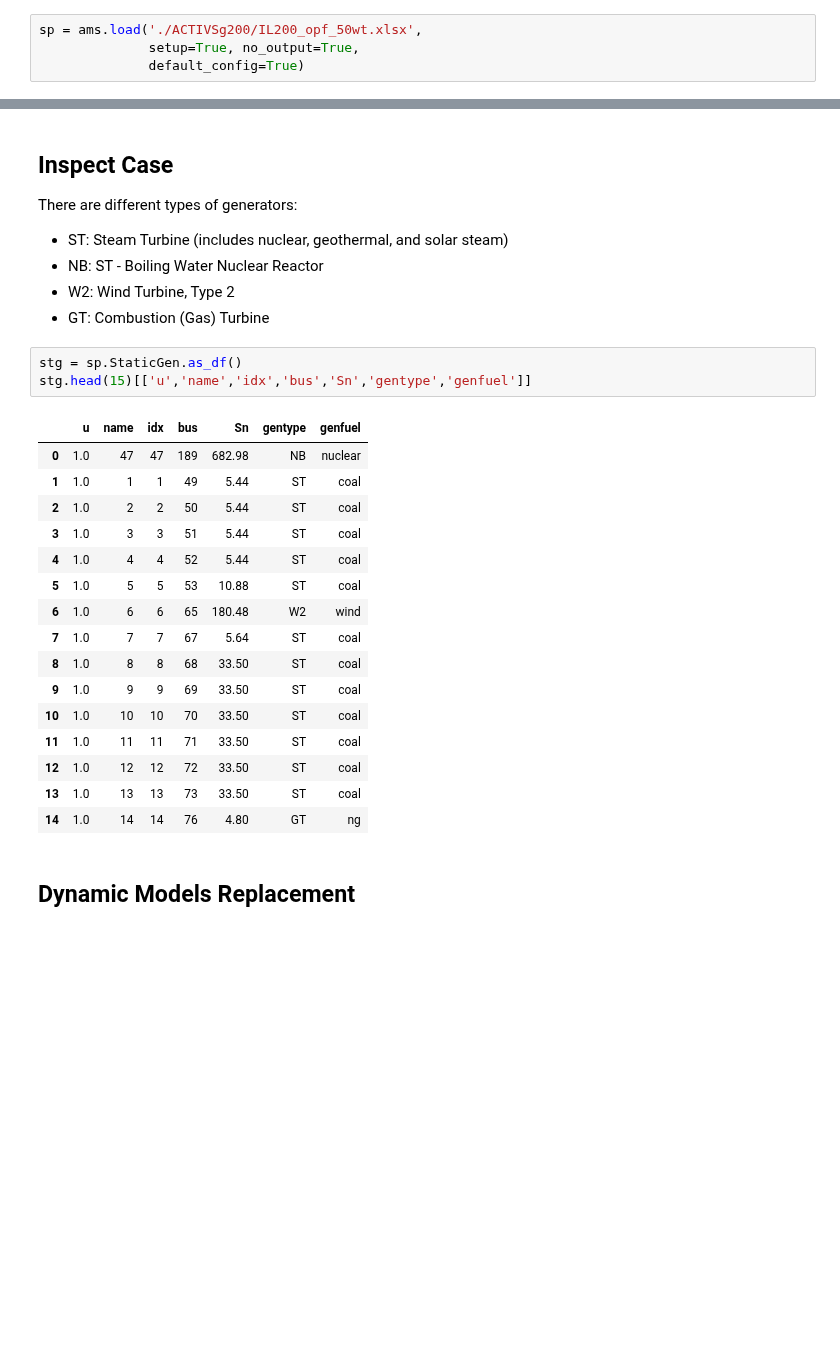
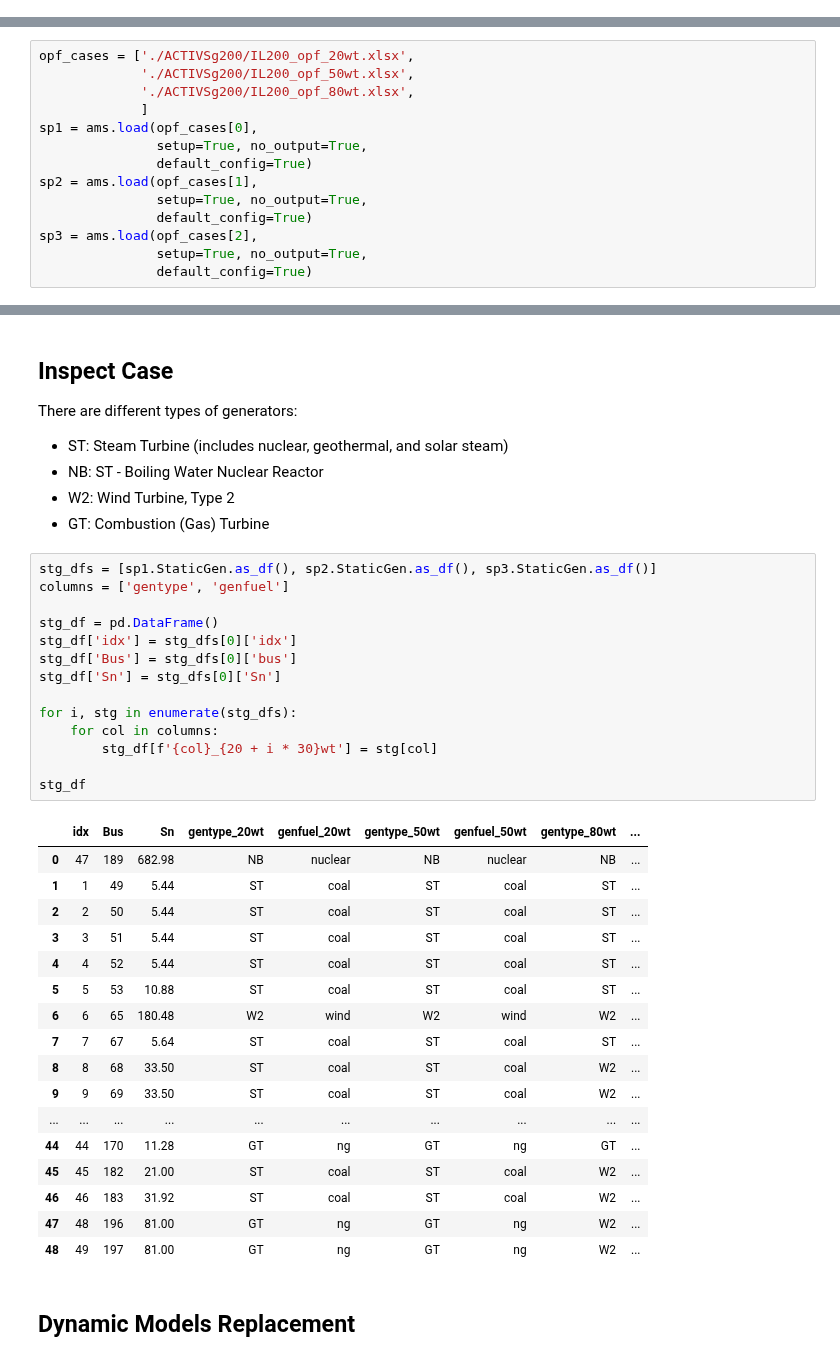
Before and after one commit to jinningwang/thermal_inertia, a Jupyter notebook: DynamicCasePrepare.ipynb, the cells around one changed output, grey strips where cells are left out. Saved outputs shown, nothing was run; the diff lists cells and outputs as text; blank space fills up the shorter version.

Commit message:
Fix OPF cases and dynamic cases

```diff
--- a/DynamicCasePrepare.ipynb
+++ b/DynamicCasePrepare.ipynb
@@ -18,4 +15,0 @@ In the block below and code block 14, change postfix to "_50wt" to get the 50% w
-# %%
-sp = ams.load('./ACTIVSg200/IL200_opf_50wt.xlsx',
-              setup=True, no_output=True,
-              default_config=True)
@@ -27,0 +16,14 @@ System set up in 0.0021 seconds.
+# %%
+opf_cases = ['./ACTIVSg200/IL200_opf_20wt.xlsx',
+             './ACTIVSg200/IL200_opf_50wt.xlsx',
+             './ACTIVSg200/IL200_opf_80wt.xlsx',
+             ]
+sp1 = ams.load(opf_cases[0],
+               setup=True, no_output=True,
+               default_config=True)
+sp2 = ams.load(opf_cases[1],
+               setup=True, no_output=True,
+               default_config=True)
+sp3 = ams.load(opf_cases[2],
+               setup=True, no_output=True,
+               default_config=True)
@@ -33,26 +48,38 @@ There are different types of generators:
 - NB: ST - Boiling Water Nuclear Reactor
 - W2: Wind Turbine, Type 2
 - GT: Combustion (Gas) Turbine
-# %%
-stg = sp.StaticGen.as_df()
-stg.head(15)[['u','name','idx','bus','Sn','gentype','genfuel']]
-# %% [output]
-|  | u | name | idx | bus | Sn | gentype | genfuel |
-| 0 | 1.0 | 47 | 47 | 189 | 682.98 | NB | nuclear |
-| 1 | 1.0 | 1 | 1 | 49 | 5.44 | ST | coal |
-| 2 | 1.0 | 2 | 2 | 50 | 5.44 | ST | coal |
-| 3 | 1.0 | 3 | 3 | 51 | 5.44 | ST | coal |
-| 4 | 1.0 | 4 | 4 | 52 | 5.44 | ST | coal |
-| 5 | 1.0 | 5 | 5 | 53 | 10.88 | ST | coal |
-| 6 | 1.0 | 6 | 6 | 65 | 180.48 | W2 | wind |
-| 7 | 1.0 | 7 | 7 | 67 | 5.64 | ST | coal |
-| 8 | 1.0 | 8 | 8 | 68 | 33.50 | ST | coal |
-| 9 | 1.0 | 9 | 9 | 69 | 33.50 | ST | coal |
-| 10 | 1.0 | 10 | 10 | 70 | 33.50 | ST | coal |
-| 11 | 1.0 | 11 | 11 | 71 | 33.50 | ST | coal |
-| 12 | 1.0 | 12 | 12 | 72 | 33.50 | ST | coal |
-| 13 | 1.0 | 13 | 13 | 73 | 33.50 | ST | coal |
-| 14 | 1.0 | 14 | 14 | 76 | 4.80 | GT | ng |
+# %%
+stg_dfs = [sp1.StaticGen.as_df(), sp2.StaticGen.as_df(), sp3.StaticGen.as_df()]
+columns = ['gentype', 'genfuel']
+
+stg_df = pd.DataFrame()
+stg_df['idx'] = stg_dfs[0]['idx']
+stg_df['Bus'] = stg_dfs[0]['bus']
+stg_df['Sn'] = stg_dfs[0]['Sn']
+
+for i, stg in enumerate(stg_dfs):
+    for col in columns:
+        stg_df[f'{col}_{20 + i * 30}wt'] = stg[col]
+
+stg_df
+# %% [output]
+|  | idx | Bus | Sn | gentype_20wt | genfuel_20wt | gentype_50wt | genfuel_50wt | gentype_80wt | ... |
+| 0 | 47 | 189 | 682.98 | NB | nuclear | NB | nuclear | NB | ... |
+| 1 | 1 | 49 | 5.44 | ST | coal | ST | coal | ST | ... |
+| 2 | 2 | 50 | 5.44 | ST | coal | ST | coal | ST | ... |
+| 3 | 3 | 51 | 5.44 | ST | coal | ST | coal | ST | ... |
+| 4 | 4 | 52 | 5.44 | ST | coal | ST | coal | ST | ... |
+| 5 | 5 | 53 | 10.88 | ST | coal | ST | coal | ST | ... |
+| 6 | 6 | 65 | 180.48 | W2 | wind | W2 | wind | W2 | ... |
+| 7 | 7 | 67 | 5.64 | ST | coal | ST | coal | ST | ... |
+| 8 | 8 | 68 | 33.50 | ST | coal | ST | coal | W2 | ... |
+| 9 | 9 | 69 | 33.50 | ST | coal | ST | coal | W2 | ... |
+| ... | ... | ... | ... | ... | ... | ... | ... | ... | ... |
+| 44 | 44 | 170 | 11.28 | GT | ng | GT | ng | GT | ... |
+| 45 | 45 | 182 | 21.00 | ST | coal | ST | coal | W2 | ... |
+| 46 | 46 | 183 | 31.92 | ST | coal | ST | coal | W2 | ... |
+| 47 | 48 | 196 | 81.00 | GT | ng | GT | ng | W2 | ... |
+| 48 | 49 | 197 | 81.00 | GT | ng | GT | ng | W2 | ... |
 # %% [markdown]
 ## Dynamic Models Replacement
 # %% [markdown]
```
Also changed, not shown: parts of 19 cells of this notebook, 8 other files.
